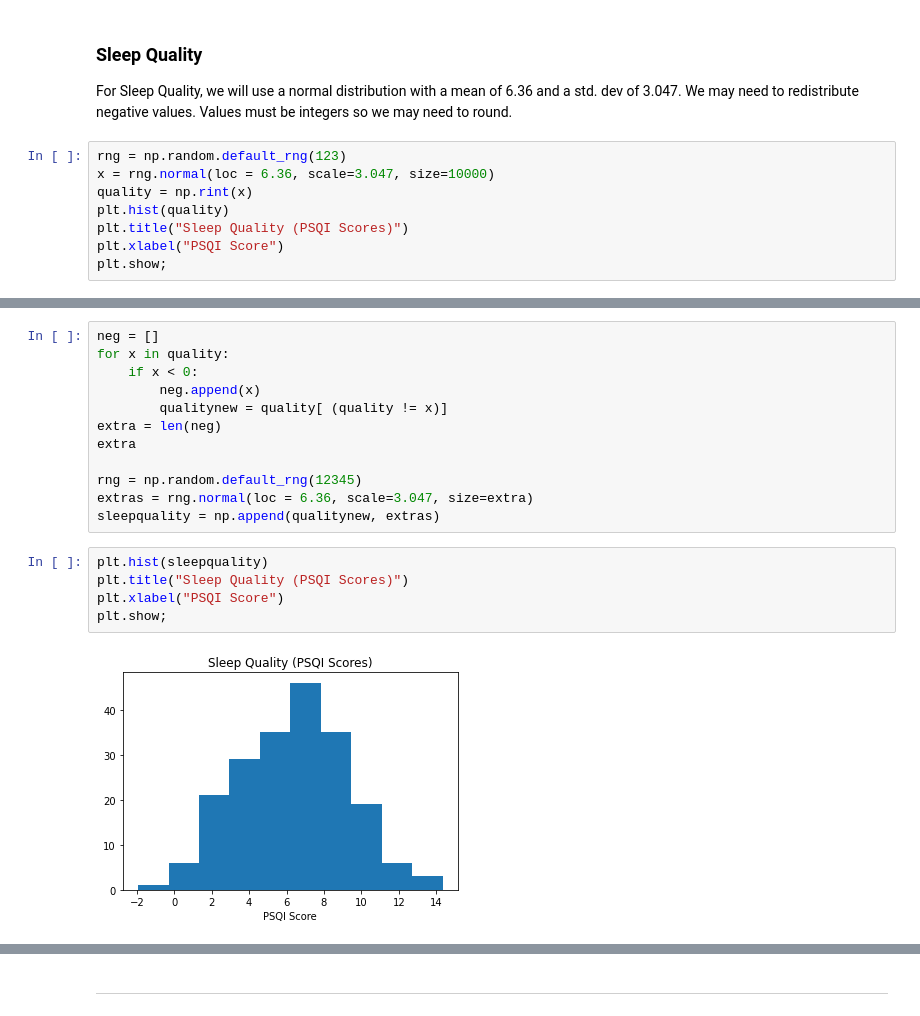
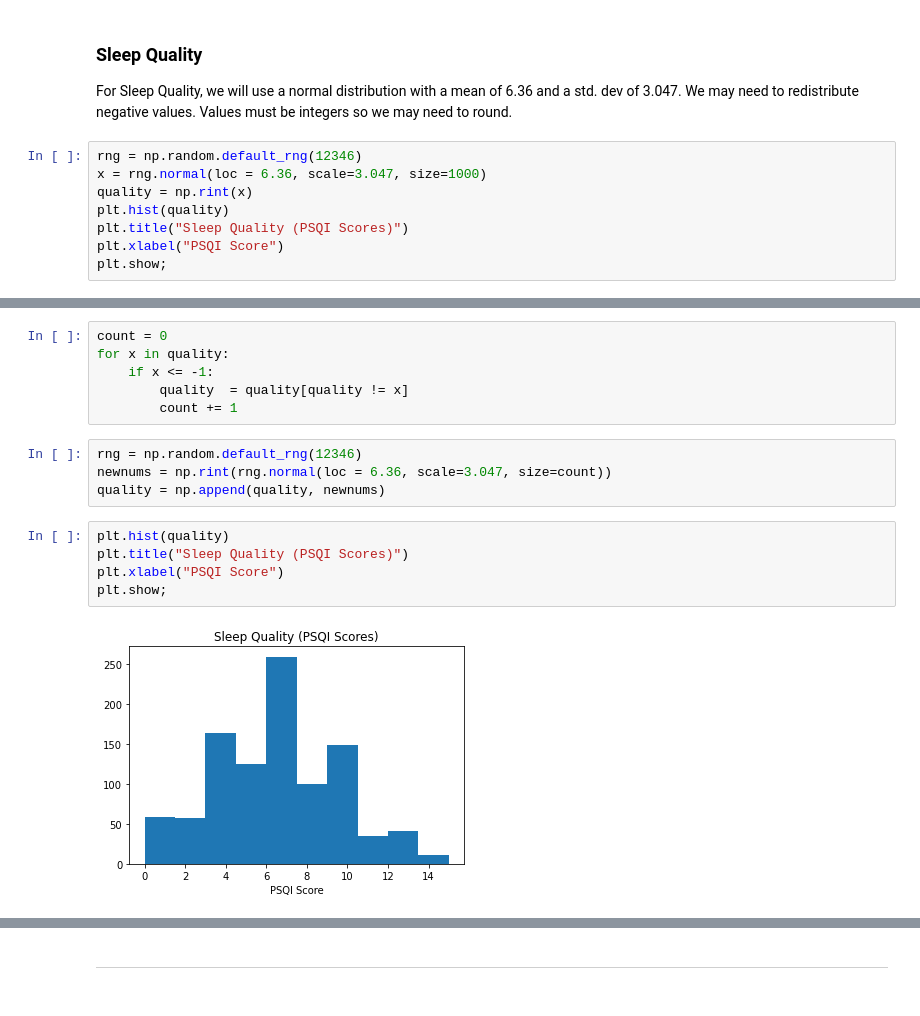
Before and after one commit to DavidMaguire93/programming-project, a Jupyter notebook: daproject.ipynb, the cells around one changed output, grey strips where cells are left out. Cells and saved outputs as stored; diff of their text form.

```diff
--- a/daproject.ipynb
+++ b/daproject.ipynb
@@ -152,8 +165,8 @@ plt.show;
 
 For Sleep Quality, we will use a normal distribution with a mean of 6.36 and a std. dev of 3.047. We may need to redistribute negative values. Values must be integers so we may need to round.
 # %%
-rng = np.random.default_rng(123)
-x = rng.normal(loc = 6.36, scale=3.047, size=10000)
+rng = np.random.default_rng(12346)
+x = rng.normal(loc = 6.36, scale=3.047, size=1000)
 quality = np.rint(x)
 plt.hist(quality)
 plt.title("Sleep Quality (PSQI Scores)")
@@ -162,19 +177,17 @@ plt.show;
-# %%
-neg = []
-for x in quality:
-    if x < 0:
-        neg.append(x)
-        qualitynew = quality[ (quality != x)]
-extra = len(neg)
-extra
-
-rng = np.random.default_rng(12345)
-extras = rng.normal(loc = 6.36, scale=3.047, size=extra)
-sleepquality = np.append(qualitynew, extras)
+# %%
+count = 0
+for x in quality:
+    if x <= -1:
+        quality  = quality[quality != x]
+        count += 1
+# %%
+rng = np.random.default_rng(12346)
+newnums = np.rint(rng.normal(loc = 6.36, scale=3.047, size=count))
+quality = np.append(quality, newnums)
 # %%
-plt.hist(sleepquality)
+plt.hist(quality)
 plt.title("Sleep Quality (PSQI Scores)")
 plt.xlabel("PSQI Score")
 plt.show;
 # %% [output]
-[figure, old version]
+[figure, new version]
```
Also changed, not shown: parts of 49 cells of this notebook.
